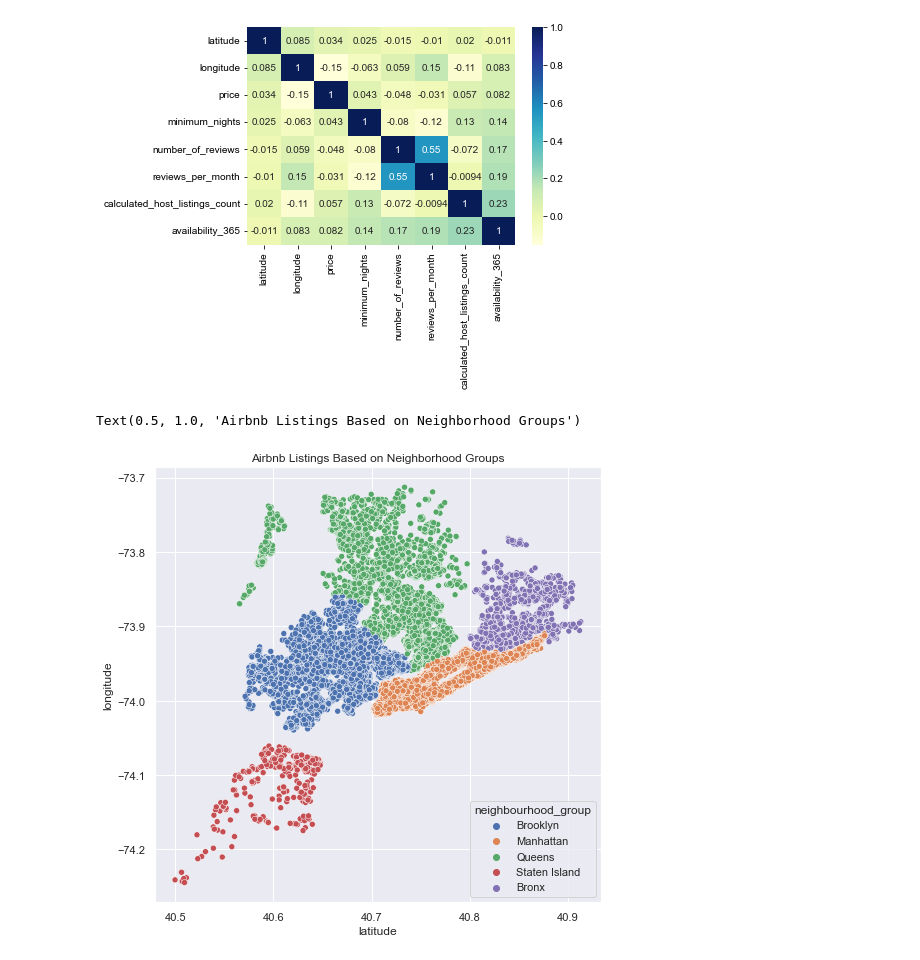
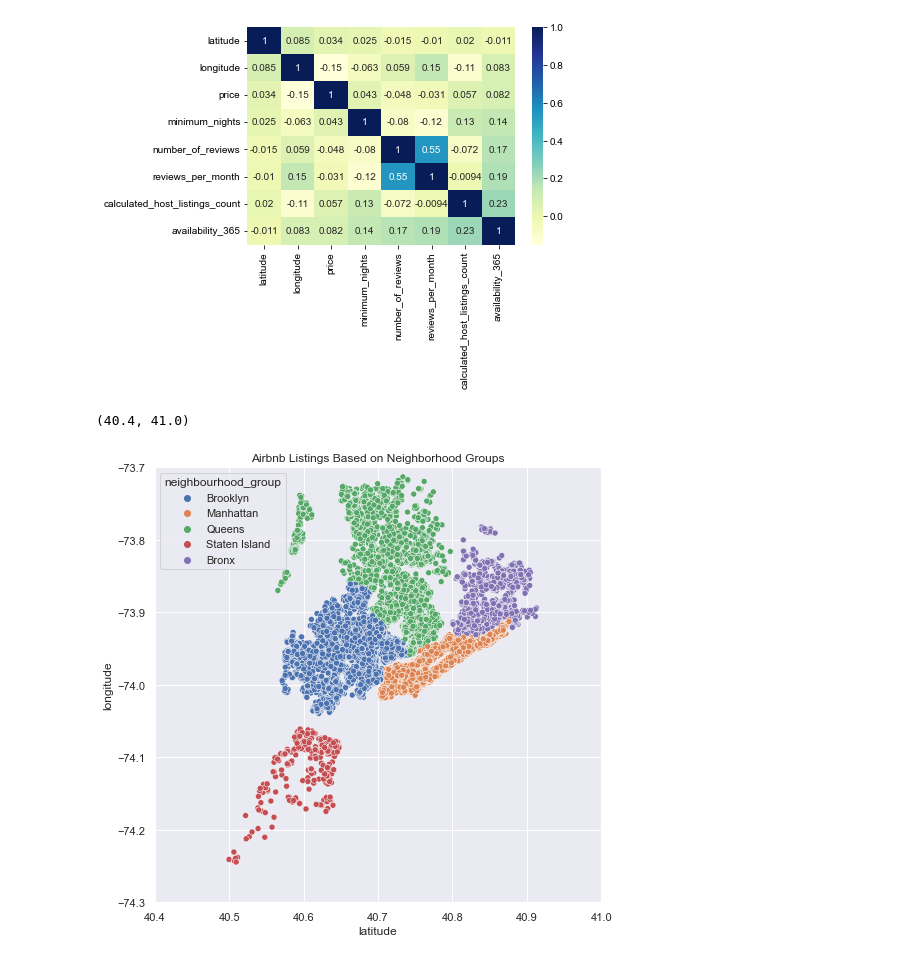
Before and after one commit to svishwanathan01/cse351-hw1, a Jupyter notebook: cse351_hw1_Sabareesh_Vishwanathan_112585006.ipynb, the cells around one changed output. Saved outputs shown, nothing was run; the diff lists cells and outputs as text; code cells hidden in the pictures.

```diff
--- a/cse351_hw1_Sabareesh_Vishwanathan_112585006.ipynb
+++ b/cse351_hw1_Sabareesh_Vishwanathan_112585006.ipynb
@@ -200,9 +200,11 @@ plt.show()
 # %%
 # Part A
 sb.scatterplot(data=df, x="latitude", y="longitude", hue="neighbourhood_group").set_title("Airbnb Listings Based on Neighborhood Groups")
+plt.ylim(-74.3, -73.7)
+plt.xlim(40.4, 41)
 # %% [output]
-Text(0.5, 1.0, 'Airbnb Listings Based on Neighborhood Groups')
+(40.4, 41.0)
-[figure, old version]
+[figure, new version]
 # %%
 # Part B
 # After looking at the graph, it is clear that the most expensive location seems to be Manhattan as the area where the most expensive
```
Also changed, not shown: parts of 7 cells of this notebook.
